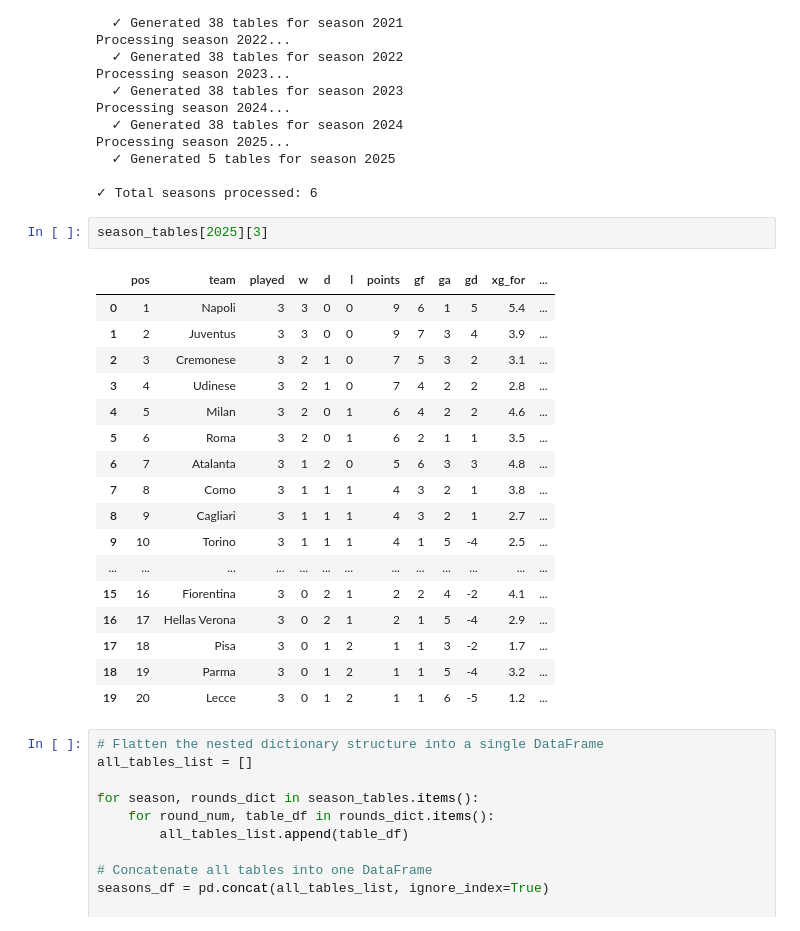
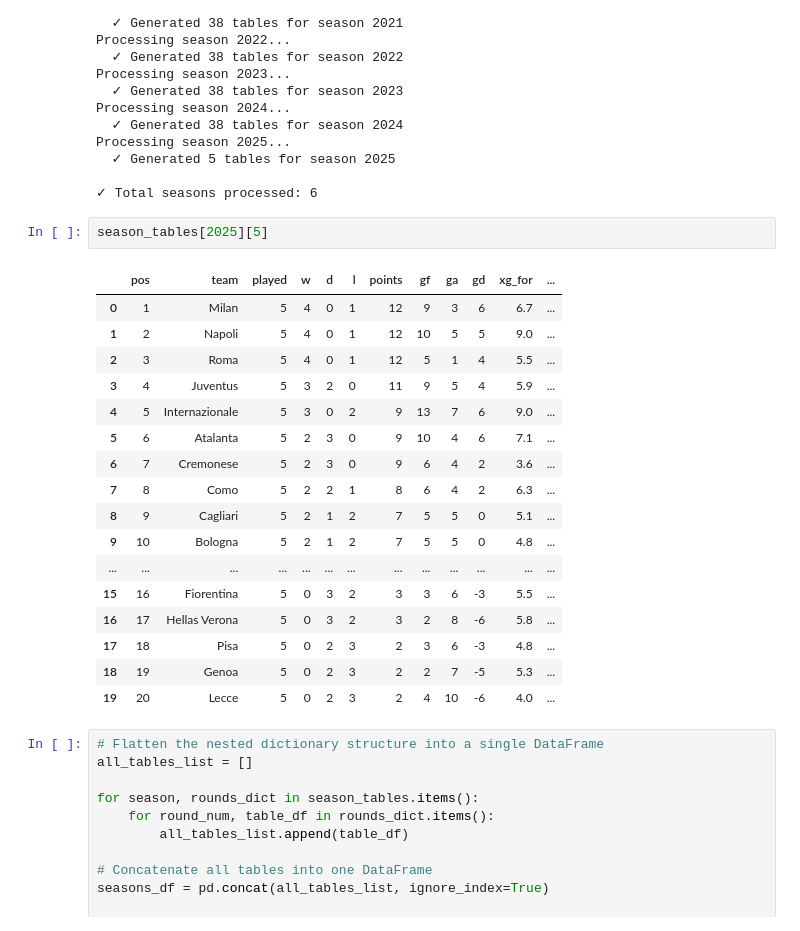
Before and after one commit to michaail/serie-a-data-analysis, a Jupyter notebook: season_tables.ipynb, the cells around one changed output. Drawn from its saved outputs; the diff is of its cells as text.

```diff
--- a/season_tables.ipynb
+++ b/season_tables.ipynb
@@ -304,25 +304,25 @@ Processing season 2025...
 
 ✓ Total seasons processed: 6
 # %%
-season_tables[2025][3]
+season_tables[2025][5]
 # %% [output]
 |  | pos | team | played | w | d | l | points | gf | ga | gd | xg_for | ... |
-| 0 | 1 | Napoli | 3 | 3 | 0 | 0 | 9 | 6 | 1 | 5 | 5.4 | ... |
-| 1 | 2 | Juventus | 3 | 3 | 0 | 0 | 9 | 7 | 3 | 4 | 3.9 | ... |
-| 2 | 3 | Cremonese | 3 | 2 | 1 | 0 | 7 | 5 | 3 | 2 | 3.1 | ... |
-| 3 | 4 | Udinese | 3 | 2 | 1 | 0 | 7 | 4 | 2 | 2 | 2.8 | ... |
-| 4 | 5 | Milan | 3 | 2 | 0 | 1 | 6 | 4 | 2 | 2 | 4.6 | ... |
-| 5 | 6 | Roma | 3 | 2 | 0 | 1 | 6 | 2 | 1 | 1 | 3.5 | ... |
-| 6 | 7 | Atalanta | 3 | 1 | 2 | 0 | 5 | 6 | 3 | 3 | 4.8 | ... |
-| 7 | 8 | Como | 3 | 1 | 1 | 1 | 4 | 3 | 2 | 1 | 3.8 | ... |
-| 8 | 9 | Cagliari | 3 | 1 | 1 | 1 | 4 | 3 | 2 | 1 | 2.7 | ... |
-| 9 | 10 | Torino | 3 | 1 | 1 | 1 | 4 | 1 | 5 | -4 | 2.5 | ... |
+| 0 | 1 | Milan | 5 | 4 | 0 | 1 | 12 | 9 | 3 | 6 | 6.7 | ... |
+| 1 | 2 | Napoli | 5 | 4 | 0 | 1 | 12 | 10 | 5 | 5 | 9.0 | ... |
+| 2 | 3 | Roma | 5 | 4 | 0 | 1 | 12 | 5 | 1 | 4 | 5.5 | ... |
+| 3 | 4 | Juventus | 5 | 3 | 2 | 0 | 11 | 9 | 5 | 4 | 5.9 | ... |
+| 4 | 5 | Internazionale | 5 | 3 | 0 | 2 | 9 | 13 | 7 | 6 | 9.0 | ... |
+| 5 | 6 | Atalanta | 5 | 2 | 3 | 0 | 9 | 10 | 4 | 6 | 7.1 | ... |
+| 6 | 7 | Cremonese | 5 | 2 | 3 | 0 | 9 | 6 | 4 | 2 | 3.6 | ... |
+| 7 | 8 | Como | 5 | 2 | 2 | 1 | 8 | 6 | 4 | 2 | 6.3 | ... |
+| 8 | 9 | Cagliari | 5 | 2 | 1 | 2 | 7 | 5 | 5 | 0 | 5.1 | ... |
+| 9 | 10 | Bologna | 5 | 2 | 1 | 2 | 7 | 5 | 5 | 0 | 4.8 | ... |
 | ... | ... | ... | ... | ... | ... | ... | ... | ... | ... | ... | ... | ... |
-| 15 | 16 | Fiorentina | 3 | 0 | 2 | 1 | 2 | 2 | 4 | -2 | 4.1 | ... |
-| 16 | 17 | Hellas Verona | 3 | 0 | 2 | 1 | 2 | 1 | 5 | -4 | 2.9 | ... |
-| 17 | 18 | Pisa | 3 | 0 | 1 | 2 | 1 | 1 | 3 | -2 | 1.7 | ... |
-| 18 | 19 | Parma | 3 | 0 | 1 | 2 | 1 | 1 | 5 | -4 | 3.2 | ... |
-| 19 | 20 | Lecce | 3 | 0 | 1 | 2 | 1 | 1 | 6 | -5 | 1.2 | ... |
+| 15 | 16 | Fiorentina | 5 | 0 | 3 | 2 | 3 | 3 | 6 | -3 | 5.5 | ... |
+| 16 | 17 | Hellas Verona | 5 | 0 | 3 | 2 | 3 | 2 | 8 | -6 | 5.8 | ... |
+| 17 | 18 | Pisa | 5 | 0 | 2 | 3 | 2 | 3 | 6 | -3 | 4.8 | ... |
+| 18 | 19 | Genoa | 5 | 0 | 2 | 3 | 2 | 2 | 7 | -5 | 5.3 | ... |
+| 19 | 20 | Lecce | 5 | 0 | 2 | 3 | 2 | 4 | 10 | -6 | 4.0 | ... |
 # %%
 # Flatten the nested dictionary structure into a single DataFrame
 all_tables_list = []
```
Also changed, not shown: parts of 4 cells of this notebook, 4 other files.
